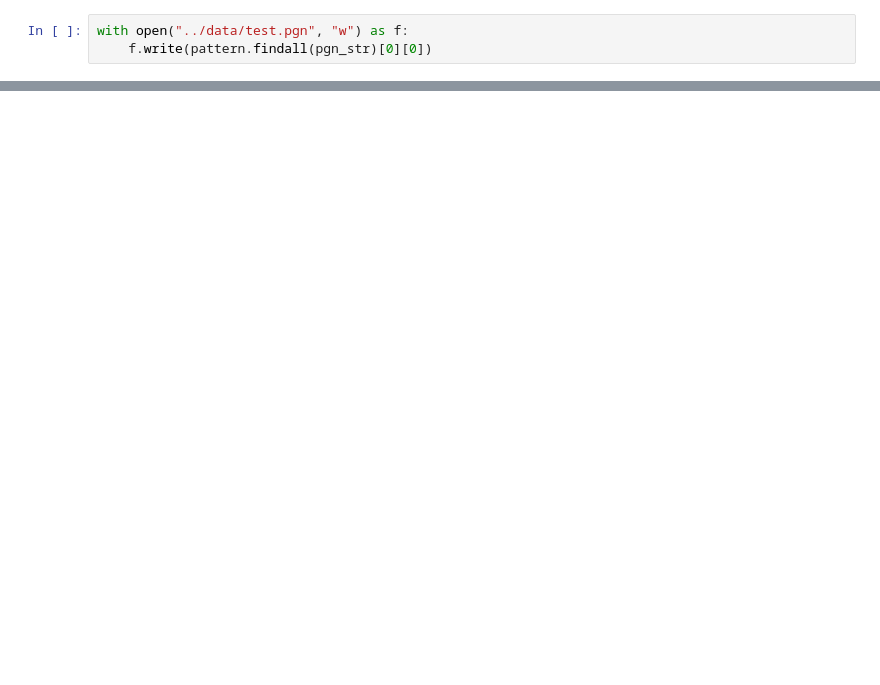
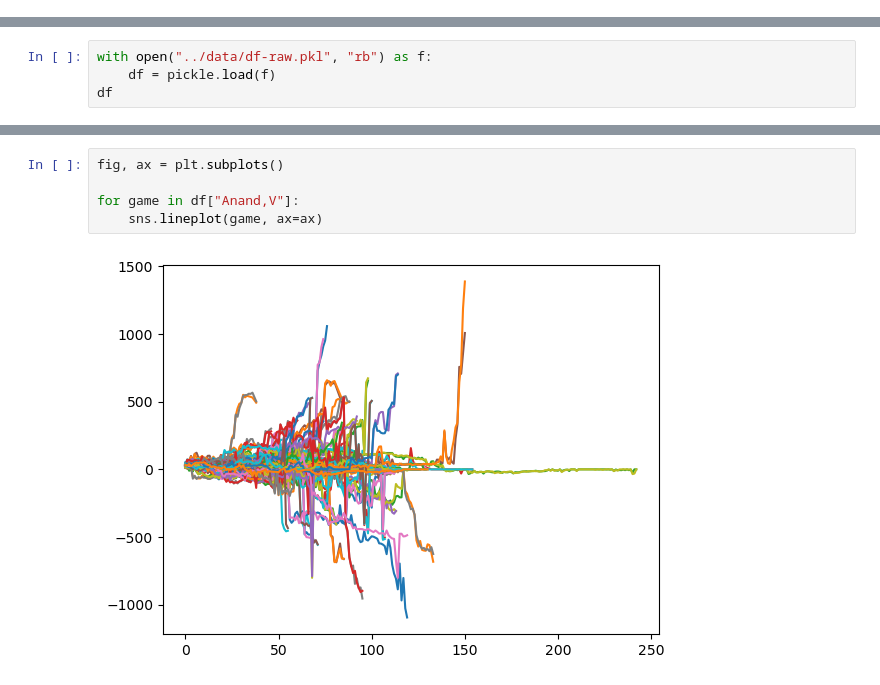
Before and after one commit to AniAggarwal/chess-visualization, a Jupyter notebook: src/graphing.ipynb, the cells around one changed output, grey strips where cells are left out. Cells and saved outputs as stored; diff of their text form; blank space fills up the shorter version.

```diff
--- a/src/graphing.ipynb
+++ b/src/graphing.ipynb
@@ -113,3 +7,0 @@ pattern.findall(pgn_str)[0]
-# %%
-with open("../data/test.pgn", "w") as f:
-    f.write(pattern.findall(pgn_str)[0][0])
@@ -169,0 +8,4 @@ for pgn_path in pgn_dir.iterdir():
+# %%
+with open("../data/df-raw.pkl", "rb") as f:
+    df = pickle.load(f)
+df
@@ -169,0 +26,7 @@ for pgn_path in pgn_dir.iterdir():
+# %%
+fig, ax = plt.subplots()
+
+for game in df["Anand,V"]:
+    sns.lineplot(game, ax=ax)
+# %% [output]
+[figure, added]
```
Also changed, not shown: parts of 27 cells of this notebook, 8 other files.
